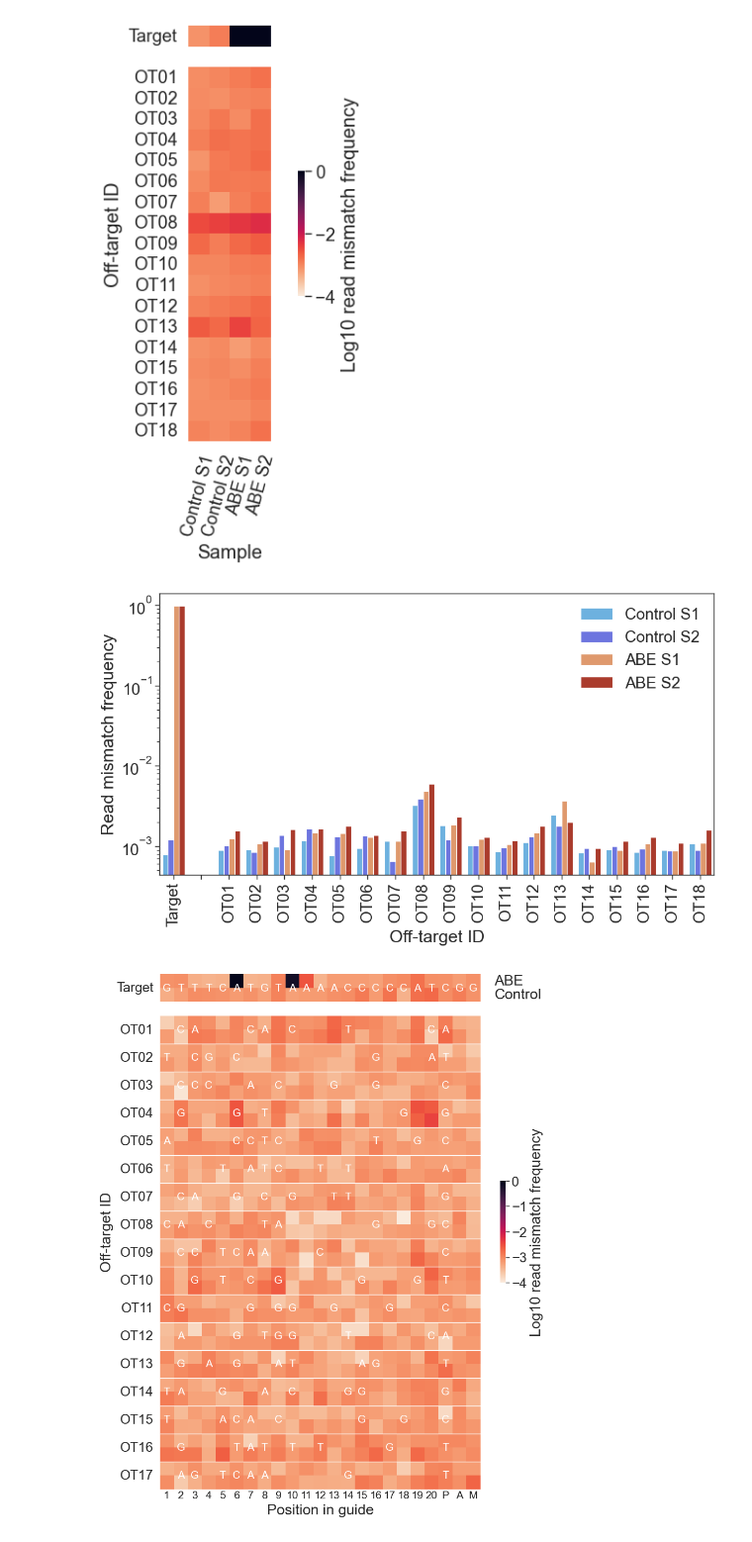
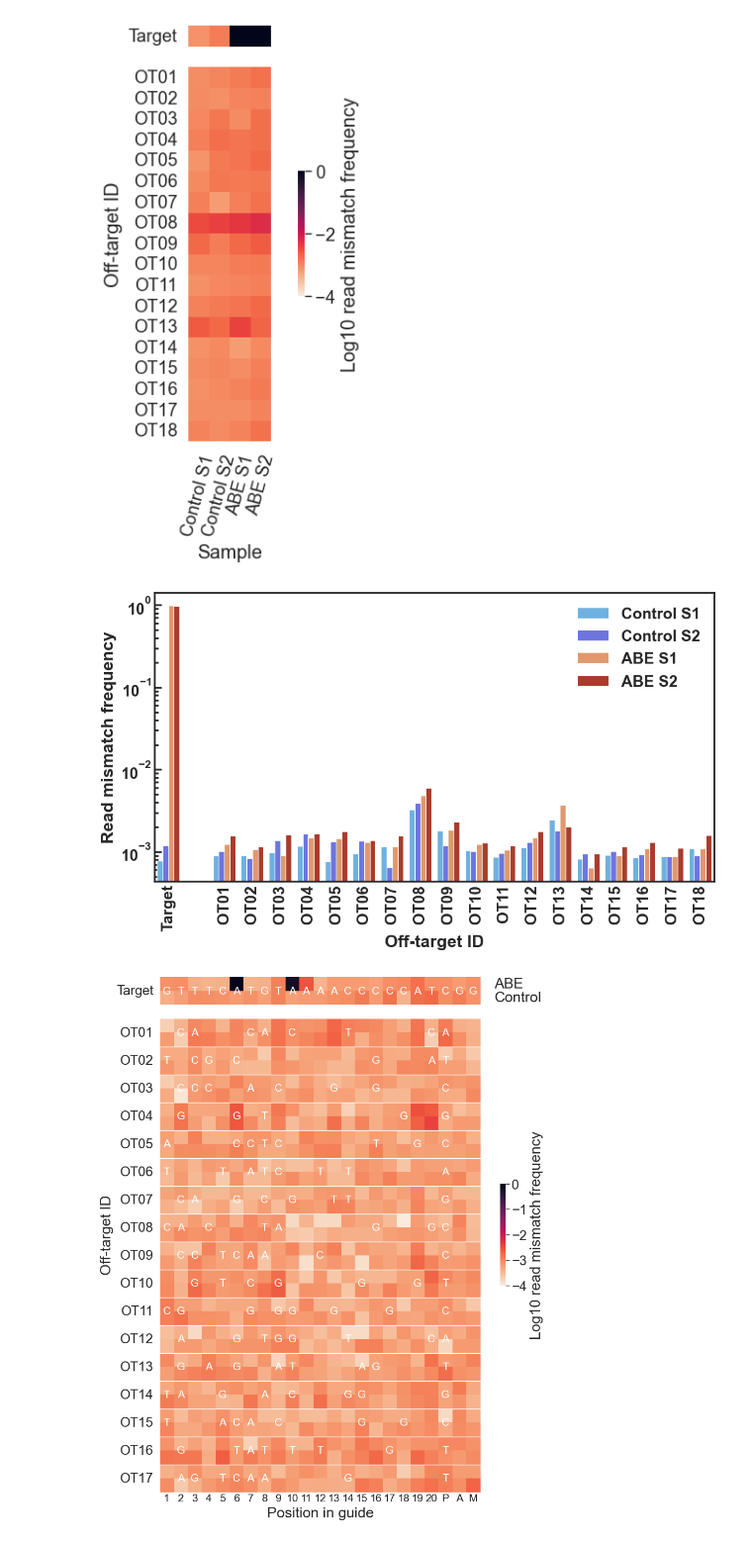
Before and after one commit to Eligo-Bioscience/in-situ-targeted-base-editing-of-gut-bacteria-in-mice, a Jupyter notebook: offtargeting.ipynb, the cells around one changed output. Shown at 99% size. Drawn from its saved outputs; the diff is of its cells as text; code cells hidden in the pictures.

Commit message:
Harmonize offtargeting plots for publication

```diff
--- a/offtargeting.ipynb
+++ b/offtargeting.ipynb
@@ -259,8 +257,8 @@ def find_genes(gff_file, bed_file):
     return df
 
 offtarget_df_dict = {
-    'TN03': find_genes("{REF_DIR}/TN03/TN03.gff3", "{REF_DIR}/TN03_offtargets_m7.bed"),
-    'MG1655': find_genes("{REF_DIR}/MG1655/MG1655.gff3", "{REF_DIR}/MG1655_offtargets_m7.bed")
+    'TN03': find_genes(f"{REF_DIR}/TN03/TN03.gff3", f"{REF_DIR}/TN03_offtargets_m7.bed"),
+    'MG1655': find_genes(f"{REF_DIR}/MG1655/MG1655.gff3", f"{REF_DIR}/MG1655_offtargets_m7.bed")
 }
 for sample, offtarget_df in offtarget_df_dict.items():
     offtarget_df.to_csv(f"{REF_DIR}/{sample}_offtargets_table.csv", index=False)
@@ -303,6 +301,7 @@ for sample in samples:
     heatmap_values.insert(1, 4*[np.nan])
     yticklabels.insert(1, '')
 
+    sns.reset_defaults()
     sns.set_theme(context='paper', style='white', font_scale=1.5, font='sans-serif')
     plt.figure(figsize=(6, 6))
     ax = sns.heatmap(
@@ -337,15 +336,39 @@ for sample in samples:
             barplot_data.append([offtarget_id, cond_rep, 10**value])
     df = pd.DataFrame(barplot_data, columns=['Off-target ID', 'Sample', 'Read mismatch frequency'])
 
-    sns.set_theme(context='paper', style='ticks', font_scale=2, font='sans-serif')
+    # sns.set_theme(context='paper', style='ticks', font_scale=2, font='sans-serif')
+    # harmonize with other figures in publication
+    seaborn_params = {
+        'font.size': 14,
+        'font.weight': 'bold',
+        'axes.labelweight': 'bold',
+        'axes.titleweight': 'bold',
+        'figure.titleweight': 'bold',
+        'axes.linewidth': 2,
+        'grid.linewidth': 2,
+        'axes.spines.right': True,
+        'axes.spines.top': True,
+        'xtick.major.width': 2,
+        'ytick.major.width': 2,
+        'xtick.minor.width': 2,
+        'ytick.minor.width': 2,
+        'xtick.major.size': 0,
+        'ytick.major.size': 8,
+        'xtick.minor.size': 0,
+        'ytick.minor.size': 4,
+        "ytick.direction": "in"
+    }
+    sns.set_theme(context='paper', style='ticks', font_scale=2, font='arial', rc=seaborn_params)
     plt.figure(figsize=(10, 6))
     sns.barplot(x='Off-target ID', y='Read mismatch frequency', hue='Sample', data=df, palette=[colors_dict[(cond, rep)] for cond, rep in itertools.product(exp_conditions, exp_repeats)])
     plt.yscale('log')
     plt.legend(frameon=False)
     plt.xticks(rotation=90)
     plt.tight_layout()
-    plt.savefig(f"{PLOTS_DIR}/{sample}_mini-bar.png", dpi=300, format='png')
-    plt.savefig(f"{PLOTS_DIR}/{sample}_mini-bar.svg", dpi=300, format='svg')
-    plt.savefig(f"{PLOTS_DIR}/{sample}_mini-bar.pdf", dpi=300, format='pdf')
+    plt.savefig(f"{PLOTS_DIR}/{sample}_mini-bar.png", dpi=600, format='png')
+    plt.savefig(f"{PLOTS_DIR}/{sample}_mini-bar.svg", dpi=600, format='svg')
+    plt.savefig(f"{PLOTS_DIR}/{sample}_mini-bar.pdf", dpi=600, format='pdf')
+    df = df.dropna(subset='Read mismatch frequency')
+    df.to_excel(f"{PLOTS_DIR}/{sample}_mini-bar.xlsx", index=False)
 # %% [output]
 [figure]
@@ -353,5 +376,5 @@ for sample in samples:
 [figure]
-[figure, old version]
+[figure, new version]
 # %%
 # Heatmap of frequencies in candidate offtarget list
 for sample in samples:
```
Also changed, not shown: parts of 5 cells of this notebook, 14 other files.
